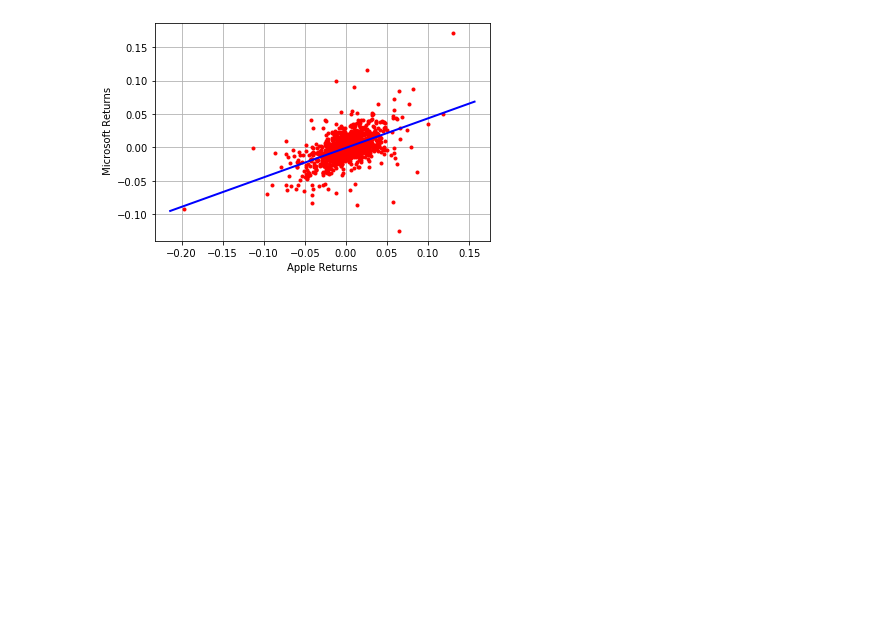
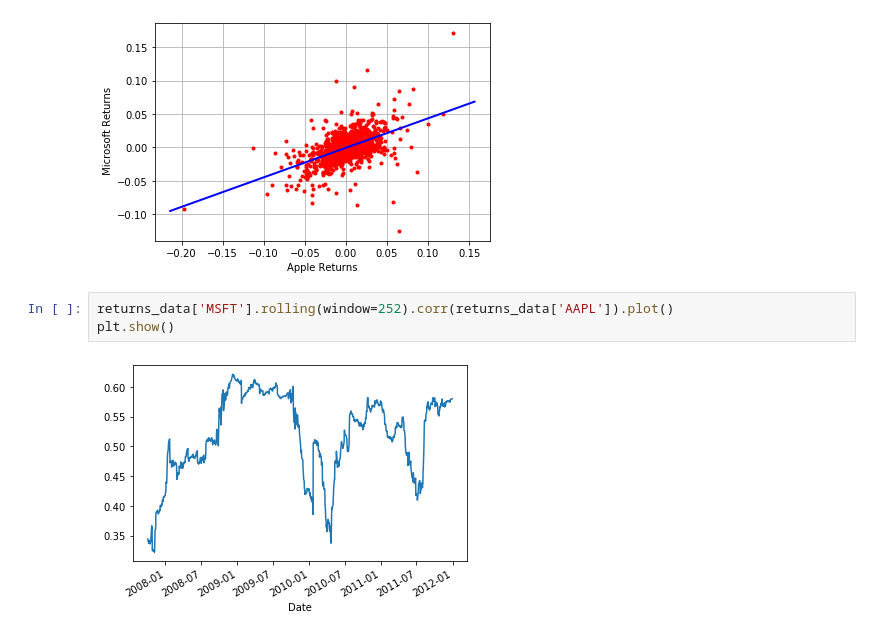
Before and after one commit to justinboggs/finance, a Jupyter notebook: algo.ipynb, the cells around one changed output. Drawn from its saved outputs; the diff is of its cells as text; blank space fills up the shorter version.

```diff
--- a/algo.ipynb
+++ b/algo.ipynb
@@ -360,3 +360,8 @@ plt.ylabel(' Microsoft Returns')
 plt.show()
 # %% [output]
 [figure]
+# %%
+returns_data['MSFT'].rolling(window=252).corr(returns_data['AAPL']).plot()
+plt.show()
+# %% [output]
+[figure, added]
```
Also changed, not shown: 3 other files.
